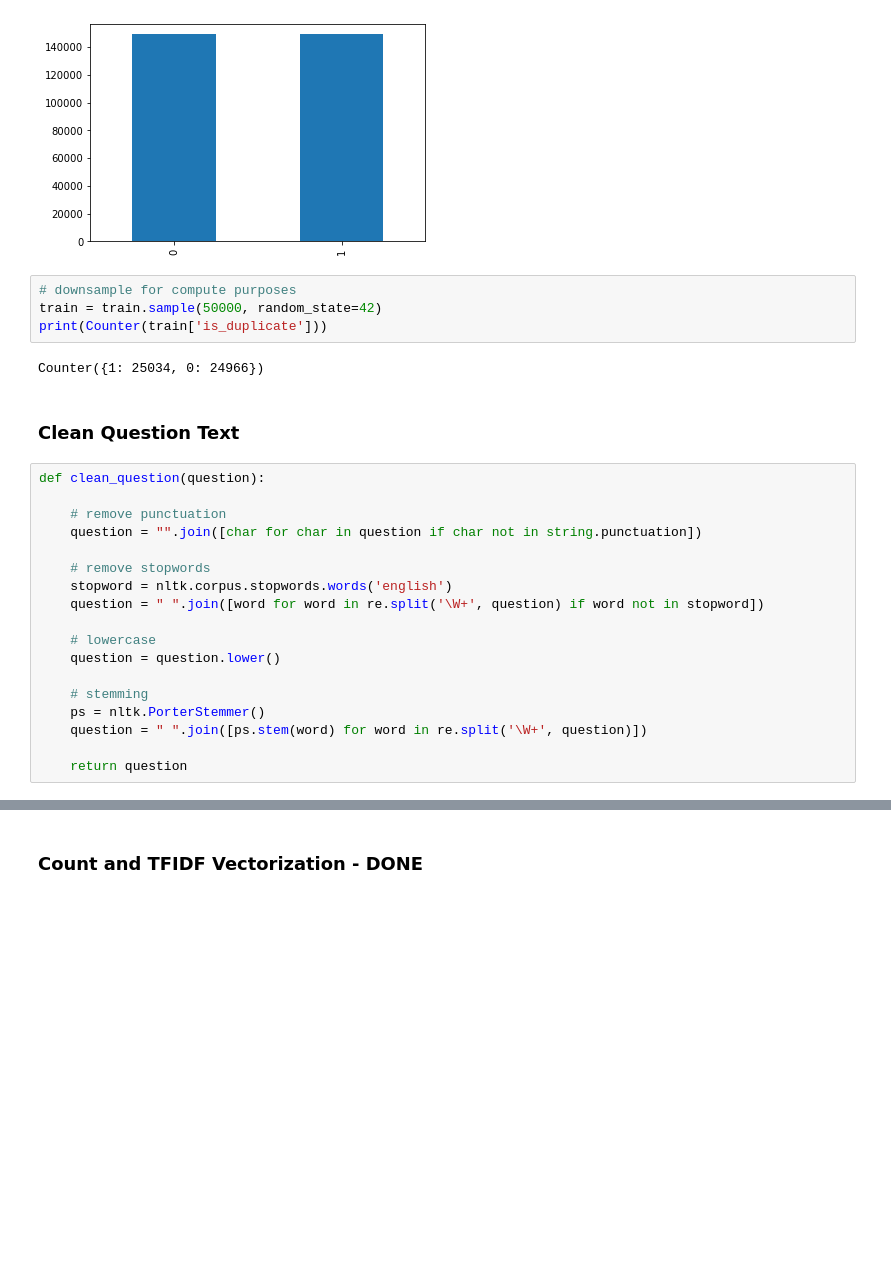
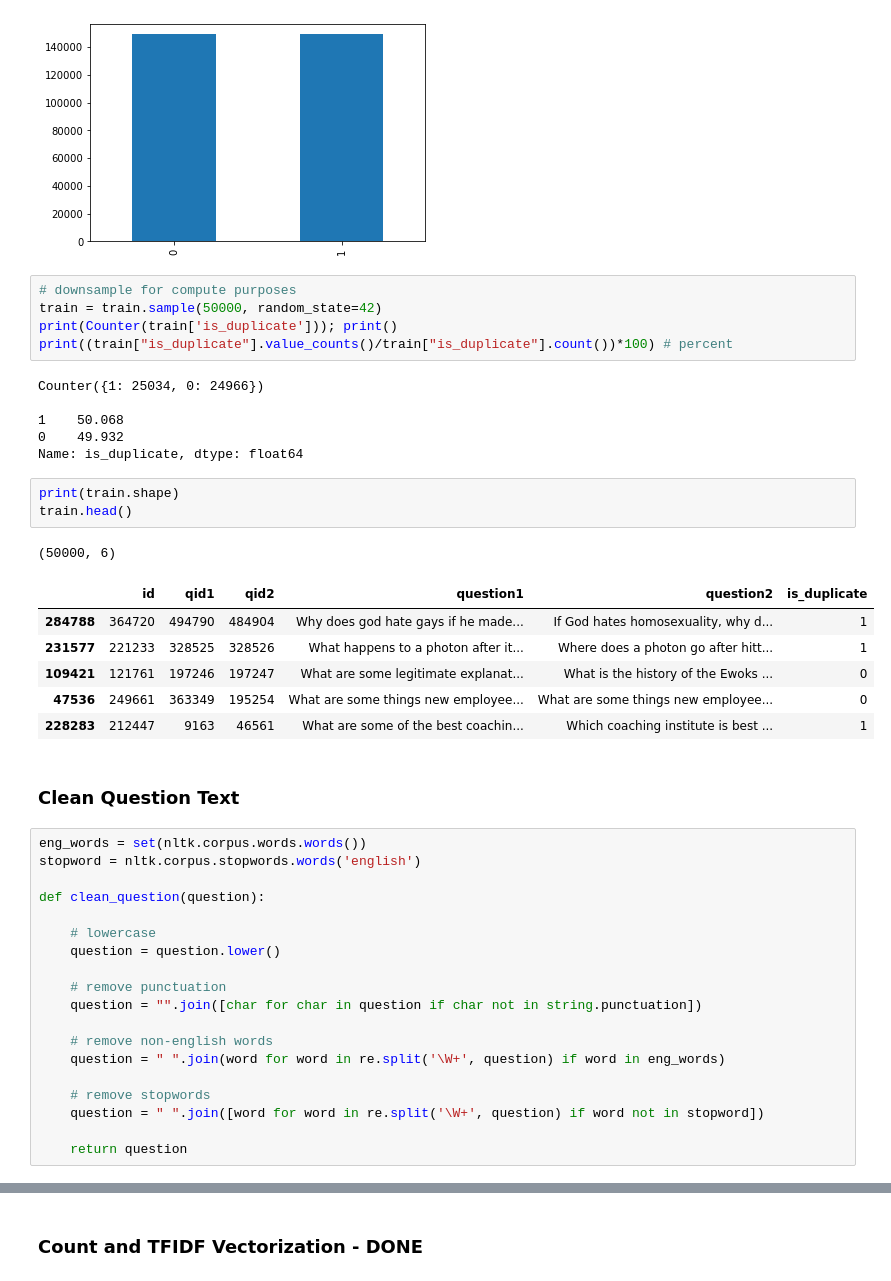
Before and after one commit to ashirm1999/CS6120-NLP, a Jupyter notebook: data-preprocessing-Ayers.ipynb, the cells around one changed output, grey strips where cells are left out. Cells and saved outputs as stored; diff of their text form; blank space fills up the shorter version.

```diff
--- a/data-preprocessing-Ayers.ipynb
+++ b/data-preprocessing-Ayers.ipynb
@@ -112,28 +112,45 @@ Counter({0: 149263, 1: 149263})
 # %%
 # downsample for compute purposes
 train = train.sample(50000, random_state=42)
-print(Counter(train['is_duplicate']))
+print(Counter(train['is_duplicate'])); print()
+print((train["is_duplicate"].value_counts()/train["is_duplicate"].count())*100) # percent
 # %% [output]
 Counter({1: 25034, 0: 24966})
+
+1    50.068
+0    49.932
+Name: is_duplicate, dtype: float64
+# %%
+print(train.shape)
+train.head()
+# %% [output]
+(50000, 6)
+|  | id | qid1 | qid2 | question1 | question2 | is_duplicate |
+| 284788 | 364720 | 494790 | 484904 | Why does god hate gays if he made... | If God hates homosexuality, why d... | 1 |
+| 231577 | 221233 | 328525 | 328526 | What happens to a photon after it... | Where does a photon go after hitt... | 1 |
+| 109421 | 121761 | 197246 | 197247 | What are some legitimate explanat... | What is the history of the Ewoks ... | 0 |
+| 47536 | 249661 | 363349 | 195254 | What are some things new employee... | What are some things new employee... | 0 |
+| 228283 | 212447 | 9163 | 46561 | What are some of the best coachin... | Which coaching institute is best ... | 1 |
 # %% [markdown]
 ### Clean Question Text
 # %%
+eng_words = set(nltk.corpus.words.words())
+stopword = nltk.corpus.stopwords.words('english')
+
 def clean_question(question):
+
+    # lowercase
+    question = question.lower()
 
     # remove punctuation
     question = "".join([char for char in question if char not in string.punctuation])
 
+    # remove non-english words
+    question = " ".join(word for word in re.split('\W+', question) if word in eng_words)
+
     # remove stopwords
-    stopword = nltk.corpus.stopwords.words('english')
     question = " ".join([word for word in re.split('\W+', question) if word not in stopword])
 
-    # lowercase
-    question = question.lower()
-
-    # stemming
-    ps = nltk.PorterStemmer()
-    question = " ".join([ps.stem(word) for word in re.split('\W+', question)])
-
     return question
 # %%
 # clean question1 and update dataframe
```
Also changed, not shown: parts of 9 cells of this notebook.
